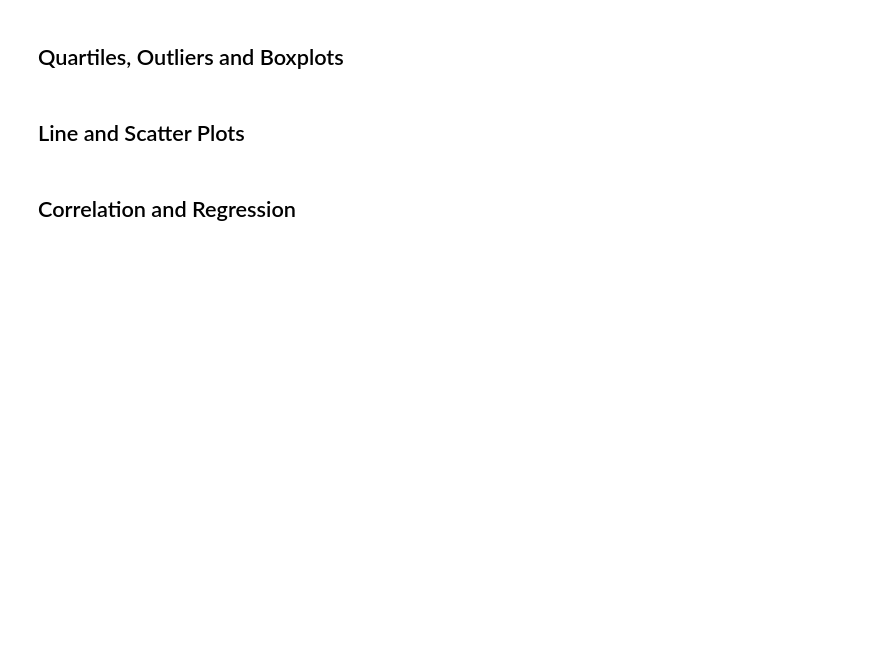
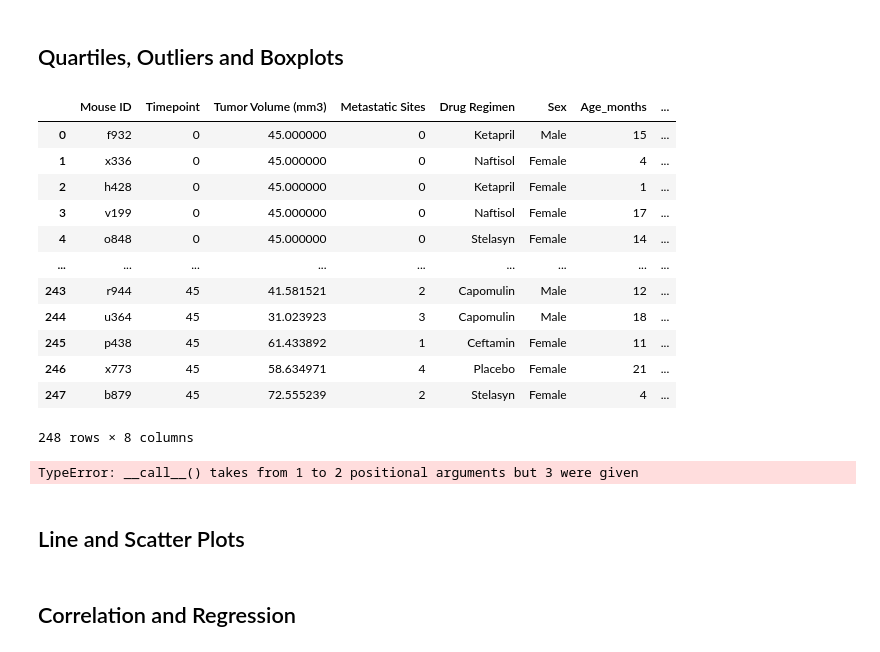
Before and after one commit to rhisehl/Cancer-Research-Report, a Jupyter notebook: pymaceuticals_analysis.ipynb, the cells around one changed output. Cells and saved outputs as stored; diff of their text form; code cells hidden in the pictures; blank space fills up the shorter version.

```diff
--- a/pymaceuticals_analysis.ipynb
+++ b/pymaceuticals_analysis.ipynb
@@ -153,18 +155,46 @@ plt.show()
 # %%
 # Calculate the final tumor volume of each mouse across four of the treatment regimens:
 # Capomulin, Ramicane, Infubinol, and Ceftamin
 
 # Start by getting the last (greatest) timepoint for each mouse
+maxtime_df = pd.DataFrame(clean_study_df.groupby("Mouse ID").max()["Timepoint"])
 
 
 # Merge this group df with the original DataFrame to get the tumor volume at the last timepoint
+max_timepoint_df = pd.merge(clean_study_df, maxtime_df, on=("Mouse ID", "Timepoint"), how="right")
+max_timepoint_df
+# %% [output]
+|  | Mouse ID | Timepoint | Tumor Volume (mm3) | Metastatic Sites | Drug Regimen | Sex | Age_months | ... |
+| 0 | f932 | 0 | 45.000000 | 0 | Ketapril | Male | 15 | ... |
+| 1 | x336 | 0 | 45.000000 | 0 | Naftisol | Female | 4 | ... |
+| 2 | h428 | 0 | 45.000000 | 0 | Ketapril | Female | 1 | ... |
+| 3 | v199 | 0 | 45.000000 | 0 | Naftisol | Female | 17 | ... |
+| 4 | o848 | 0 | 45.000000 | 0 | Stelasyn | Female | 14 | ... |
+| ... | ... | ... | ... | ... | ... | ... | ... | ... |
+| 243 | r944 | 45 | 41.581521 | 2 | Capomulin | Male | 12 | ... |
+| 244 | u364 | 45 | 31.023923 | 3 | Capomulin | Male | 18 | ... |
+| 245 | p438 | 45 | 61.433892 | 1 | Ceftamin | Female | 11 | ... |
+| 246 | x773 | 45 | 58.634971 | 4 | Placebo | Female | 21 | ... |
+| 247 | b879 | 45 | 72.555239 | 2 | Stelasyn | Female | 4 | ... |
+248 rows × 8 columns
 # %%
 # Put treatments into a list for for loop (and later for plot labels)
+treatments = max_timepoint_df["Drug Regimen"].unique()
+treatments
+
+# Create empty list to fill with tumor vol data (for plotting)
+tumor_vols = {}
 
 
-# Create empty list to fill with tumor vol data (for plotting)
+# for rows in table, append the tumor vol to the matching treatment key in the dictionary
 
+for row in max_timepoint_df:
+    tx = max_timepoint_df.loc(row,'Drug Regimen')
+    vol = max_timepoint_df.loc(row,'Tumor Volume (mm3)')
+    #if tx in tumor_vols.keys():
+    tumor_vols(tx).append(vol) #= tumor_vols(tx).append(vol)
 
+tumor_vols
 # Calculate the IQR and quantitatively determine if there are any potential outliers.
 
 
@@ -175,6 +205,8 @@ plt.show()
 
 
     # Determine outliers using upper and lower bounds
+# %% [output]
+TypeError: __call__() takes from 1 to 2 positional arguments but 3 were given
 # %%
 # Generate a box plot that shows the distrubution of the tumor volume for each treatment group.
 # %% [markdown]
```
Also changed, not shown: parts of 1 cell of this notebook.
